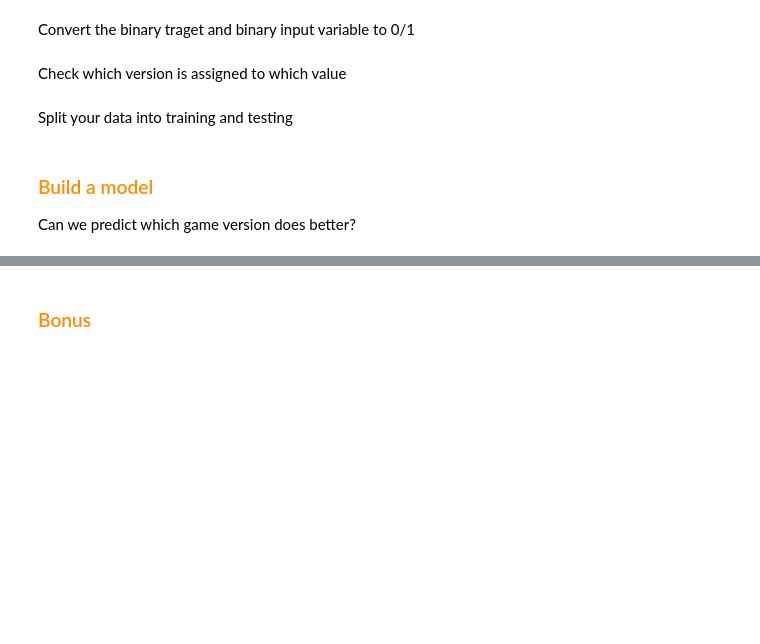
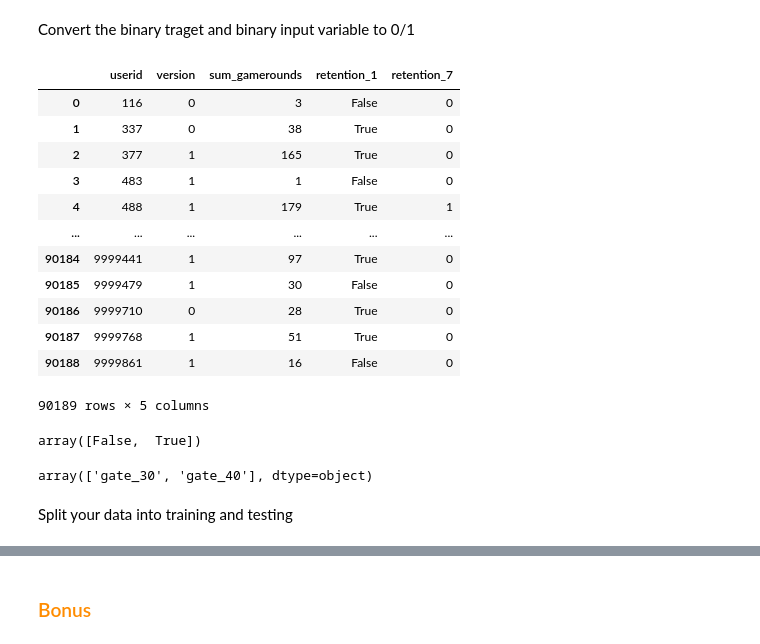
Before and after one commit to tbonne/peds, a Jupyter notebook: docs/introComm/A_B_Testing.ipynb, the cells around one changed output, grey strips where cells are left out. Drawn from its saved outputs; the diff is of its cells as text; code cells hidden in the pictures; blank space fills up the shorter version.

```diff
--- a/docs/introComm/A_B_Testing.ipynb
+++ b/docs/introComm/A_B_Testing.ipynb
@@ -57,19 +69,3 @@ df_cats[?=='gate_30'].retention_7.sum() / len(df_cats[df_cats['version']=='gate_
 ### <font color='darkorange'>Wrangle the data</font>
 # %% [markdown]
 Convert the binary traget and binary input variable to 0/1
-# %%
-from sklearn.preprocessing import OrdinalEncoder
-
-#get the columns names of features you'd like to turn into 0/1
-bin_names = ['retention_7','version']
-
-#create the OrdinalEncoder
-my_ordinal = ?()
-
-#fit and transform the data
-df_cats[bin_names] = my_ordinal.?(?)
-
-#take a look
-df_cats
-# %% [markdown]
-Check which version is assigned to which value
@@ -78,3 +72,38 @@ my_ordinal.categories_
+# %%
+from sklearn.preprocessing import LabelEncoder
+
+#build the encoder
+le_retention7 = LabelEncoder()
+le_version = LabelEncoder()
+
+#fit and transform the gender column
+df_cats['retention_7'] = le_retention7.fit_transform(df_cats['retention_7'])
+df_cats['version'] = le_version.fit_transform(df_cats['version'])
+
+#take a look
+df_cats
+# %% [output]
+|  | userid | version | sum_gamerounds | retention_1 | retention_7 |
+| 0 | 116 | 0 | 3 | False | 0 |
+| 1 | 337 | 0 | 38 | True | 0 |
+| 2 | 377 | 1 | 165 | True | 0 |
+| 3 | 483 | 1 | 1 | False | 0 |
+| 4 | 488 | 1 | 179 | True | 1 |
+| ... | ... | ... | ... | ... | ... |
+| 90184 | 9999441 | 1 | 97 | True | 0 |
+| 90185 | 9999479 | 1 | 30 | False | 0 |
+| 90186 | 9999710 | 0 | 28 | True | 0 |
+| 90187 | 9999768 | 1 | 51 | True | 0 |
+| 90188 | 9999861 | 1 | 16 | False | 0 |
+90189 rows × 5 columns
+# %%
+le_retention7.classes_
+# %% [output]
+array([False,  True])
+# %%
+le_version.classes_
+# %% [output]
+array(['gate_30', 'gate_40'], dtype=object)
 # %% [markdown]
 Split your data into training and testing
 # %%
@@ -83,4 +115,0 @@ df_train, df_test = train_test_split(df_cats, test_size=0.20, stratify=df_cats[[
-# %% [markdown]
-### <font color='darkorange'>Build a model</font>
-
-Can we predict which game version does better?
```
Also changed, not shown: parts of 42 cells of this notebook.
